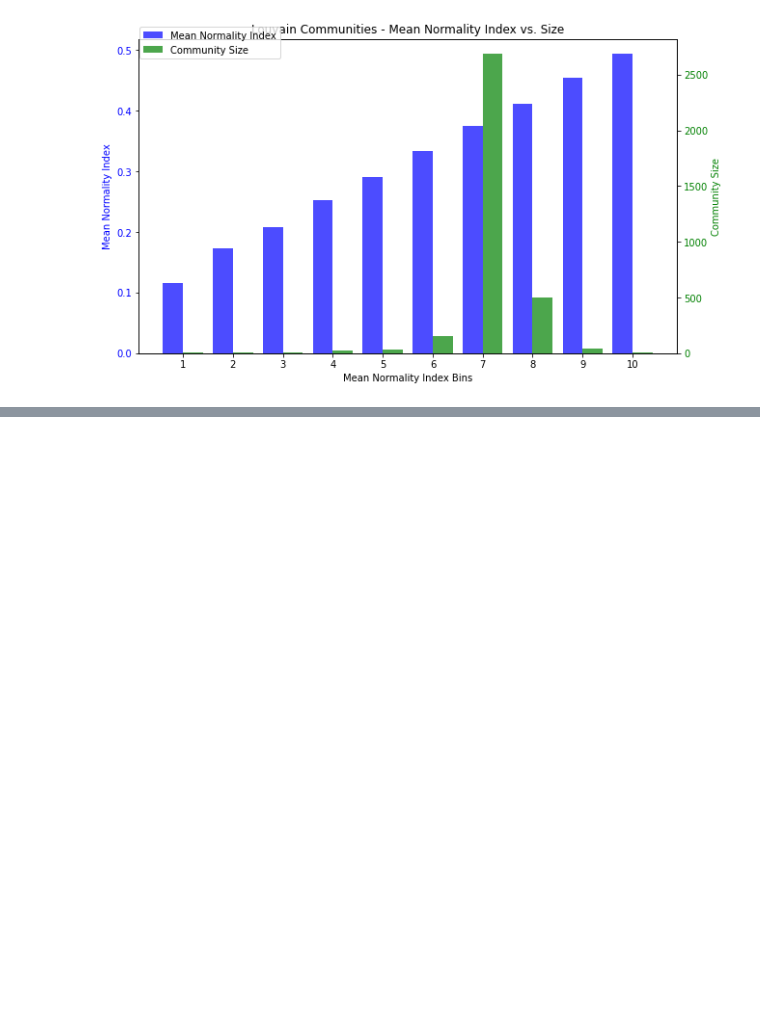
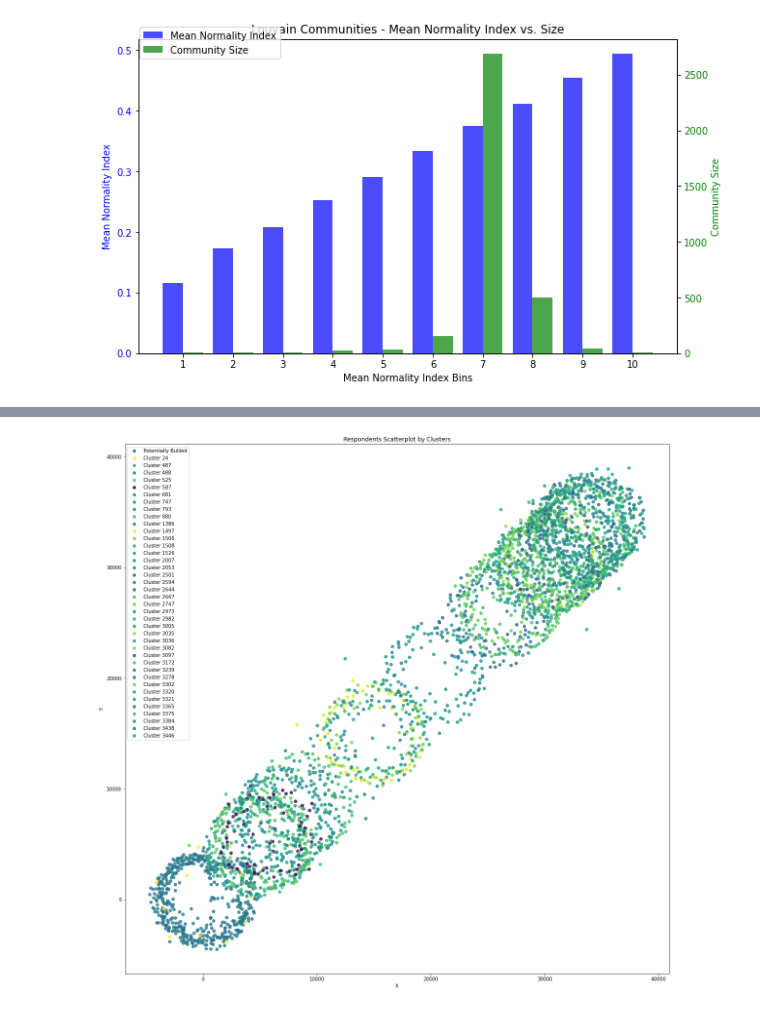
Before and after one commit to oenstrom/Bachelor_thesis_OE222FH_CE223AF, a Jupyter notebook: jupyter_notebook/scatterplot_louvain.ipynb, the cells around one changed output, grey strips where cells are left out. Drawn from its saved outputs; the diff is of its cells as text; code cells hidden in the pictures; blank space fills up the shorter version.

```diff
--- a/jupyter_notebook/scatterplot_louvain.ipynb
+++ b/jupyter_notebook/scatterplot_louvain.ipynb
@@ -188,0 +302,48 @@ plt.show()
+# %%
+
+# Create a new cluster for small clusters
+respondents_df['cluster'] = respondents_df['louvainCommunity']
+small_clusters = respondents_df['louvainCommunity'].value_counts().loc[lambda x: x <= 10].index
+respondents_df.loc[respondents_df['louvainCommunity'].isin(small_clusters), 'cluster'] = -1
+
+# Calculate the mean normality index for each cluster
+cluster_means = respondents_df.groupby('cluster')['normalityIndex'].mean()
+
+# Assign colors to clusters based on their mean normality index
+cmap = plt.get_cmap("viridis")
+norm = plt.Normalize(cluster_means.min(), cluster_means.max())
+colors = {cluster: cmap(norm(mean)) for cluster, mean in cluster_means.items()}
+
+# Function to generate a layout with unique centroids
+def create_layout(df, cluster_col, x_col, y_col):
+    layout_df = df.copy()
+    layout_df[x_col] = 0
+    layout_df[y_col] = 0
+    clusters = layout_df[cluster_col].unique()
+
+    for cluster in clusters:
+        cluster_data = layout_df[layout_df[cluster_col] == cluster]
+        n = len(cluster_data)
+        angles = np.linspace(0, 2 * np.pi, n + 1)[:-1]
+        radii = cluster_data['normalityIndex'] * 10000
+        layout_df.loc[cluster_data.index, x_col] = cluster * 10 + radii * np.cos(angles)
+        layout_df.loc[cluster_data.index, y_col] = cluster * 10 + radii * np.sin(angles)
+
+    return layout_df
+
+# Create a layout with unique centroids
+layout_df = create_layout(respondents_df, 'cluster', 'x', 'y')
+
+# Plot the clusters
+fig, ax = plt.subplots(figsize=(20, 20))
+for cluster, group in layout_df.groupby('cluster'):
+    label = "Potentially Bullied" if cluster == -1 else f"Cluster {cluster}"
+    ax.scatter(group['x'], group['y'], c=group['cluster'].map(colors), label=label, alpha=0.8)
+
+ax.legend()
+ax.set_title("Respondents Scatterplot by Clusters")
+ax.set_xlabel("X")
+ax.set_ylabel("Y")
+plt.show()
+# %% [output]
+[figure, added]
```
Also changed, not shown: parts of 6 cells of this notebook, 6 other files.
